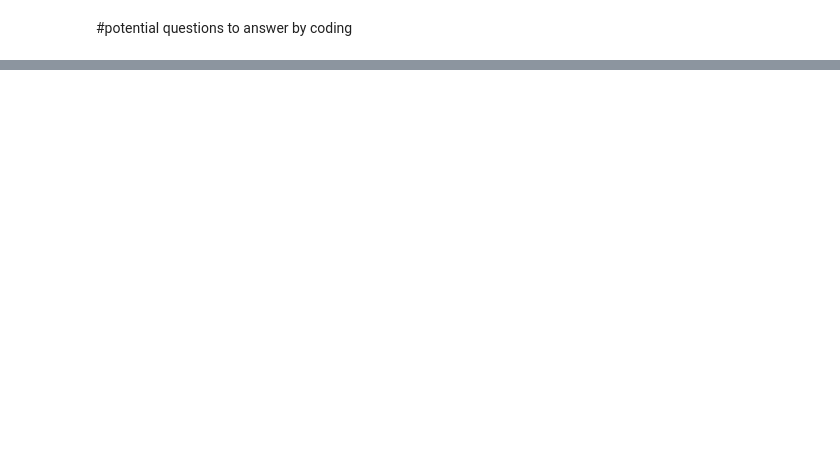
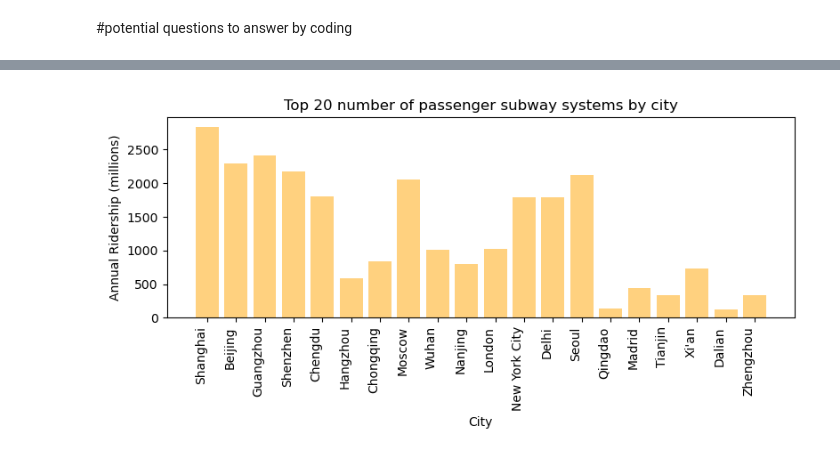
Before and after one commit to gituseraccount1/Project_1, a Jupyter notebook: proj_1.ipynb, the cells around one changed output, grey strips where cells are left out. Drawn from its saved outputs; the diff is of its cells as text; code cells hidden in the pictures; blank space fills up the shorter version.

```diff
--- a/proj_1.ipynb
+++ b/proj_1.ipynb
@@ -151,0 +186,4 @@ total_subway_length
+# %%
+# Create Dataframe for top 20 numbers of passenger
+top_20_number_of_passenger = split_transit_df.sort_values(by='Annual ridership (millions)', ascending=False).head(20)
+top_20_number_of_passenger.head()
@@ -152,3 +197,22 @@ total_subway_length
+# %%
+# bar plot top 20 number of passenger subway systems by city with color of bar by country     B
+bar_plot_passengers= top_20_number_of_passenger.sort_values(by='Annual ridership (millions)', ascending=False).head(20)
+
+# Create the bar plot
+plt.figure(figsize=(8, 4))
+plt.bar(bar_plot_subway['City'], bar_plot_subway['Annual ridership (millions)'], color ='orange', alpha=0.5)
+
+# Customize the plot
+plt.xlabel('City')
+plt.ylabel('Annual Ridership (millions)')
+plt.title('Top 20 number of passenger subway systems by city')
+plt.xticks(rotation= 'vertical', ha='right')
+
+# Show the plot
+plt.tight_layout()
+plt.show()
+# %% [output]
+[figure, added]
 # %%
 #bar plot top 20 number subway systems by country with color of bar by country       C
 # %%
```
Also changed, not shown: parts of 8 cells of this notebook.
